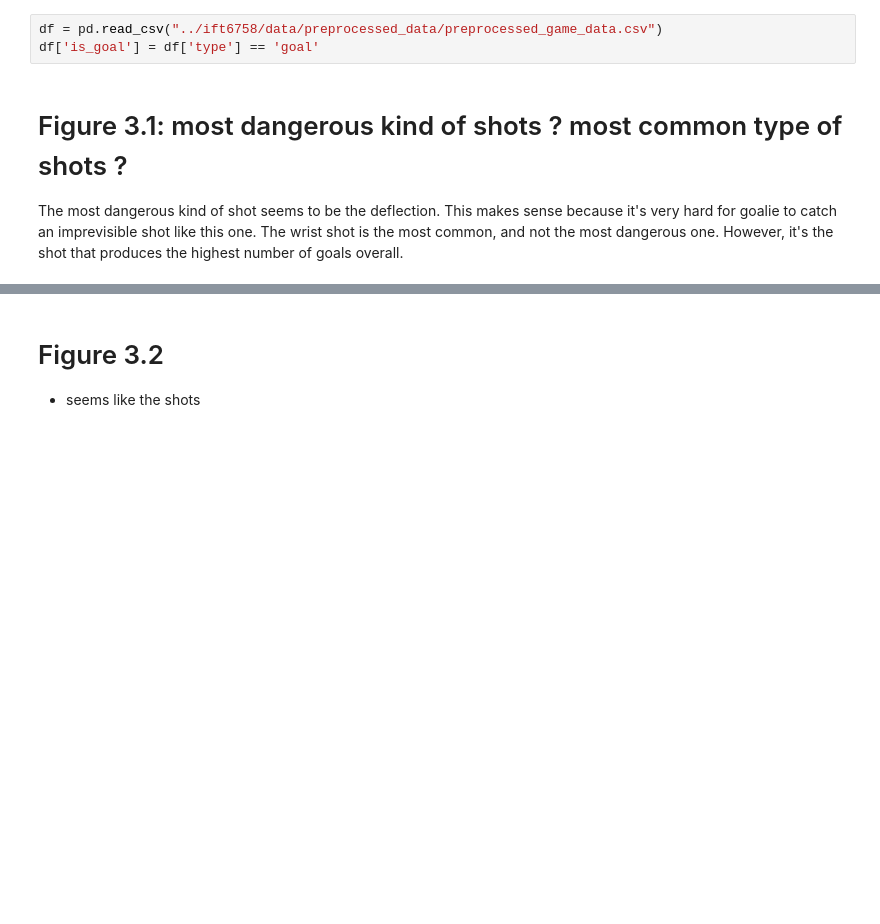
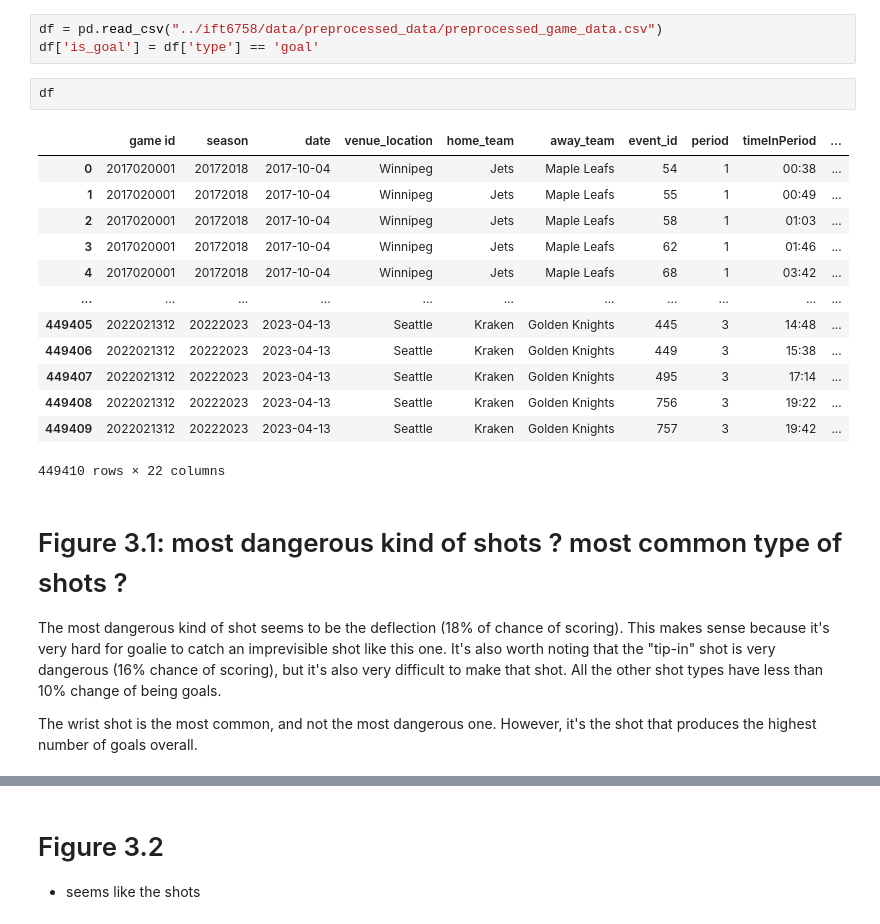
Before and after one commit to WilliamChidiac/NHL-goal-prediction, a Jupyter notebook: notebooks/simple_visualization.ipynb, the cells around one changed output, grey strips where cells are left out. Saved outputs shown, nothing was run; the diff lists cells and outputs as text; blank space fills up the shorter version.

```diff
--- a/notebooks/simple_visualization.ipynb
+++ b/notebooks/simple_visualization.ipynb
@@ -5,8 +5,28 @@ import seaborn as sns
 # %%
 df = pd.read_csv("../ift6758/data/preprocessed_data/preprocessed_game_data.csv")
 df['is_goal'] = df['type'] == 'goal'
+# %%
+df
+# %% [output]
+|  | game id | season | date | venue_location | home_team | away_team | event_id | period | timeInPeriod | ... |
+| 0 | 2017020001 | 20172018 | 2017-10-04 | Winnipeg | Jets | Maple Leafs | 54 | 1 | 00:38 | ... |
+| 1 | 2017020001 | 20172018 | 2017-10-04 | Winnipeg | Jets | Maple Leafs | 55 | 1 | 00:49 | ... |
+| 2 | 2017020001 | 20172018 | 2017-10-04 | Winnipeg | Jets | Maple Leafs | 58 | 1 | 01:03 | ... |
+| 3 | 2017020001 | 20172018 | 2017-10-04 | Winnipeg | Jets | Maple Leafs | 62 | 1 | 01:46 | ... |
+| 4 | 2017020001 | 20172018 | 2017-10-04 | Winnipeg | Jets | Maple Leafs | 68 | 1 | 03:42 | ... |
+| ... | ... | ... | ... | ... | ... | ... | ... | ... | ... | ... |
+| 449405 | 2022021312 | 20222023 | 2023-04-13 | Seattle | Kraken | Golden Knights | 445 | 3 | 14:48 | ... |
+| 449406 | 2022021312 | 20222023 | 2023-04-13 | Seattle | Kraken | Golden Knights | 449 | 3 | 15:38 | ... |
+| 449407 | 2022021312 | 20222023 | 2023-04-13 | Seattle | Kraken | Golden Knights | 495 | 3 | 17:14 | ... |
+| 449408 | 2022021312 | 20222023 | 2023-04-13 | Seattle | Kraken | Golden Knights | 756 | 3 | 19:22 | ... |
+| 449409 | 2022021312 | 20222023 | 2023-04-13 | Seattle | Kraken | Golden Knights | 757 | 3 | 19:42 | ... |
+449410 rows × 22 columns
 # %% [markdown]
 # Figure 3.1: most dangerous kind of shots ? most common type of shots ?
-The most dangerous kind of shot seems to be the deflection. This makes sense because it's very hard for goalie to catch an imprevisible shot like this one.
+The most dangerous kind of shot seems to be the deflection (18% of chance of scoring). This makes sense because it's very hard for goalie to catch an imprevisible shot like this one.
+It's also worth noting that the "tip-in" shot is very dangerous (16% chance of scoring), but it's also very difficult to make that shot.
+All the other shot types have less than 10% change of being goals.
+
+
 The wrist shot is the most common, and not the most dangerous one. However, it's the shot that produces the highest number of goals overall.
 # %%
```
Also changed, not shown: parts of 3 cells of this notebook.
